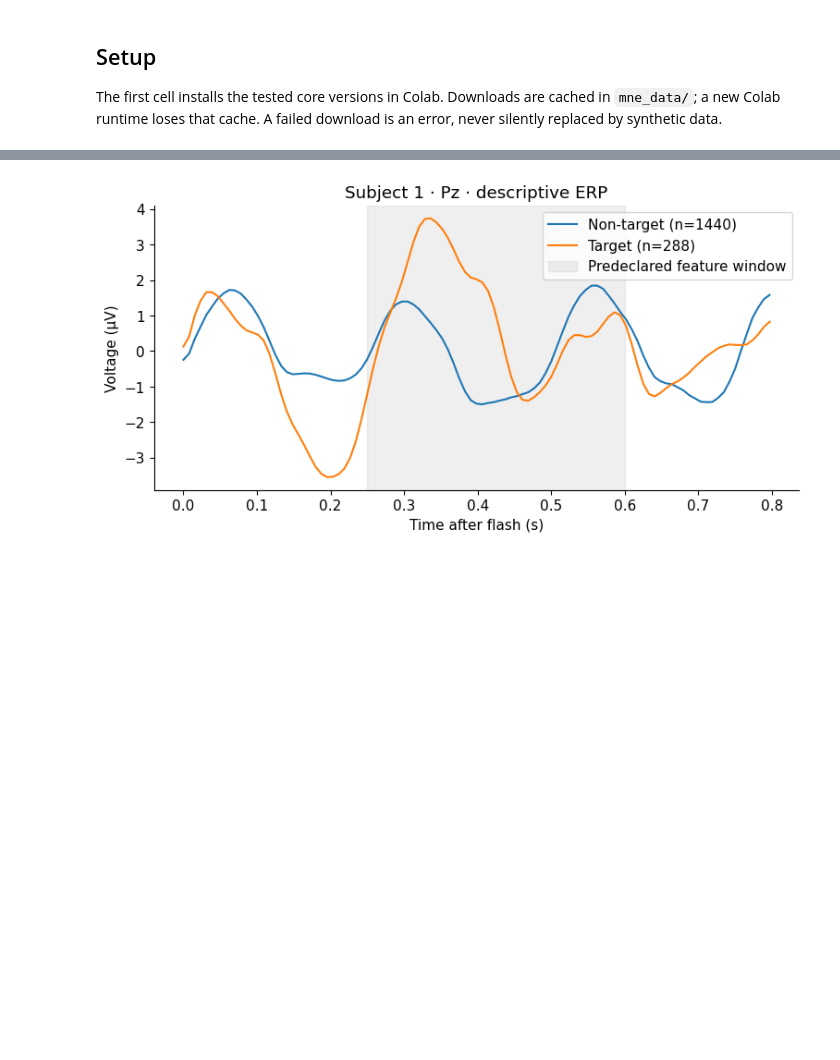
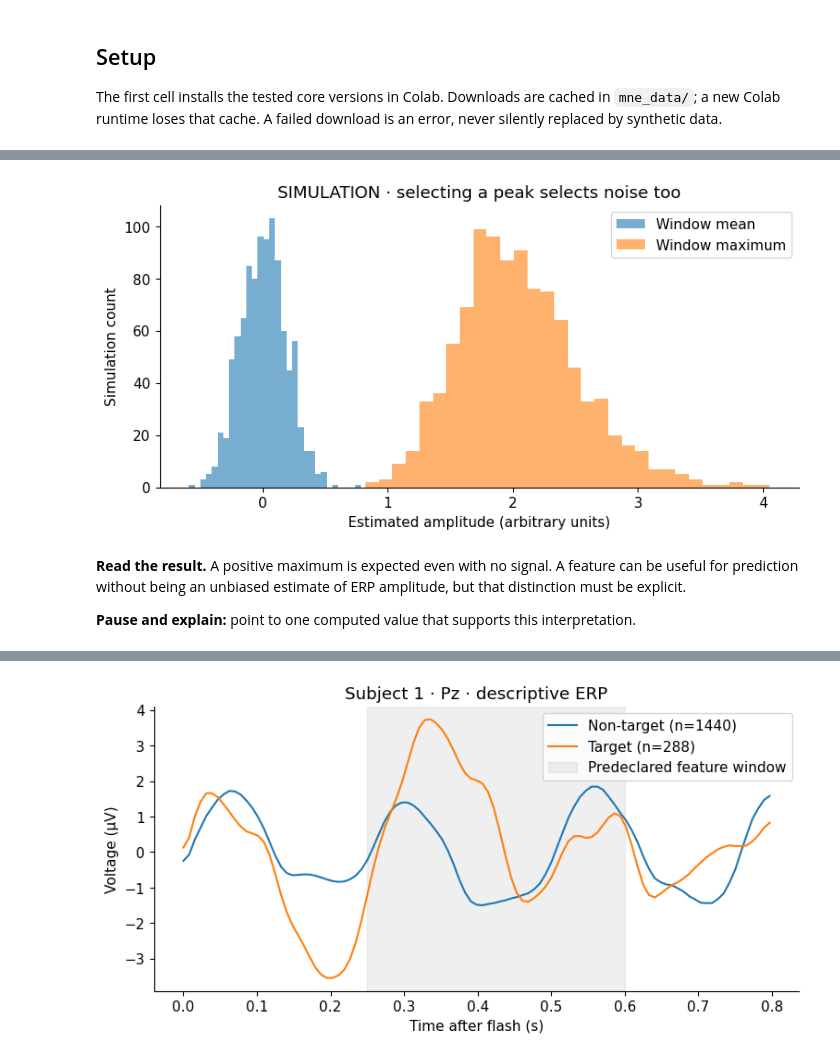
Before and after one commit to berdakh/ROBT613-BCI-Workshop, a Jupyter notebook: notebooks/01_p300_signal_to_epochs.ipynb, the cells around one changed output, grey strips where cells are left out. Cells and saved outputs as stored; diff of their text form; code cells hidden in the pictures; blank space fills up the shorter version.

```diff
--- a/notebooks/01_p300_signal_to_epochs.ipynb
+++ b/notebooks/01_p300_signal_to_epochs.ipynb
@@ -47,0 +161,13 @@ Dataset cache: ./mne_data
+# %%
+noise_windows=rng.normal(0,1,(1000,30))
+fig,ax=plt.subplots()
+ax.hist(noise_windows.mean(1),bins=30,alpha=.6,label='Window mean')
+ax.hist(noise_windows.max(1),bins=30,alpha=.6,label='Window maximum')
+ax.set(xlabel='Estimated amplitude (arbitrary units)',ylabel='Simulation count',title='SIMULATION · selecting a peak selects noise too')
+ax.legend();plt.show()
+# %% [output]
+[figure, added]
+# %% [markdown]
+**Read the result.** A positive maximum is expected even with no signal. A feature can be useful for prediction without being an unbiased estimate of ERP amplitude, but that distinction must be explicit.
+
+**Pause and explain:** point to one computed value that supports this interpretation.
```
Also changed, not shown: parts of 46 cells of this notebook, 15 other files.
